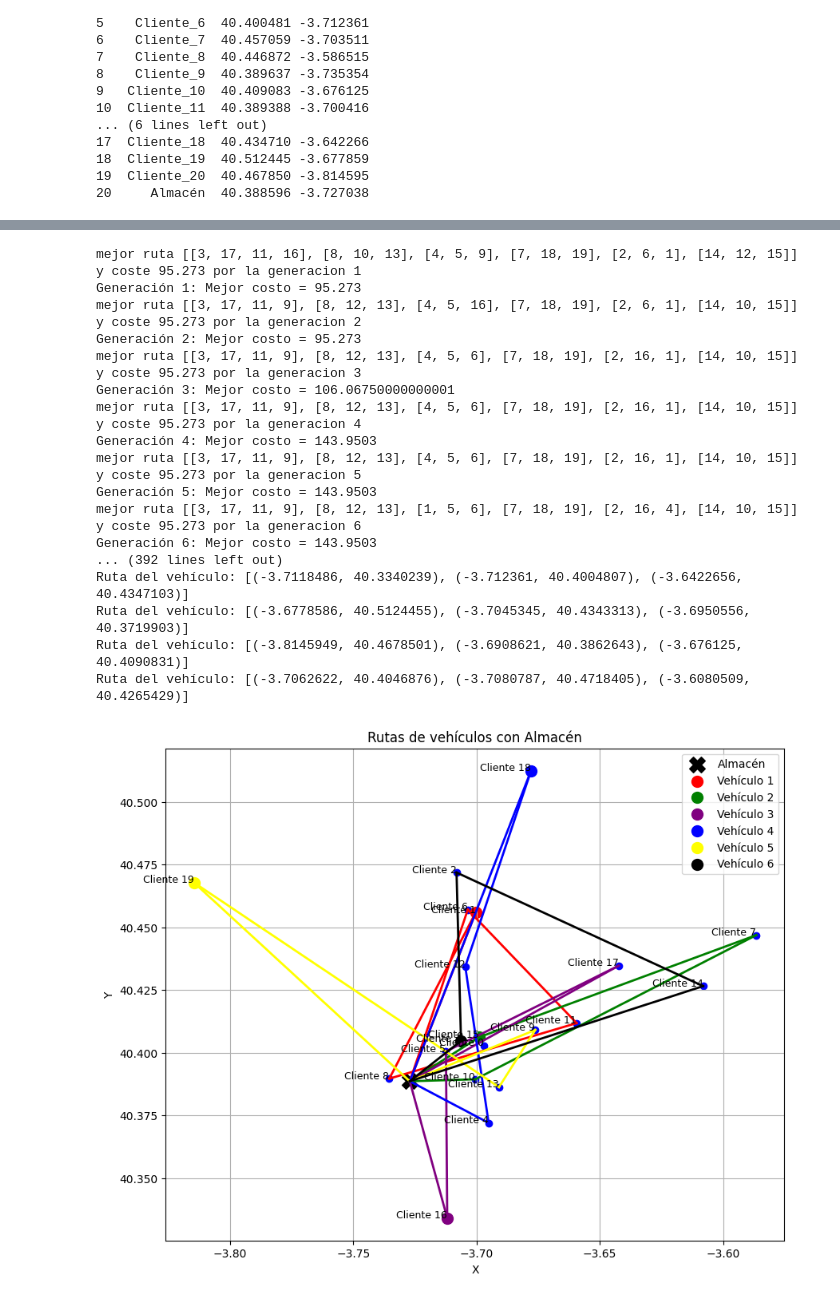
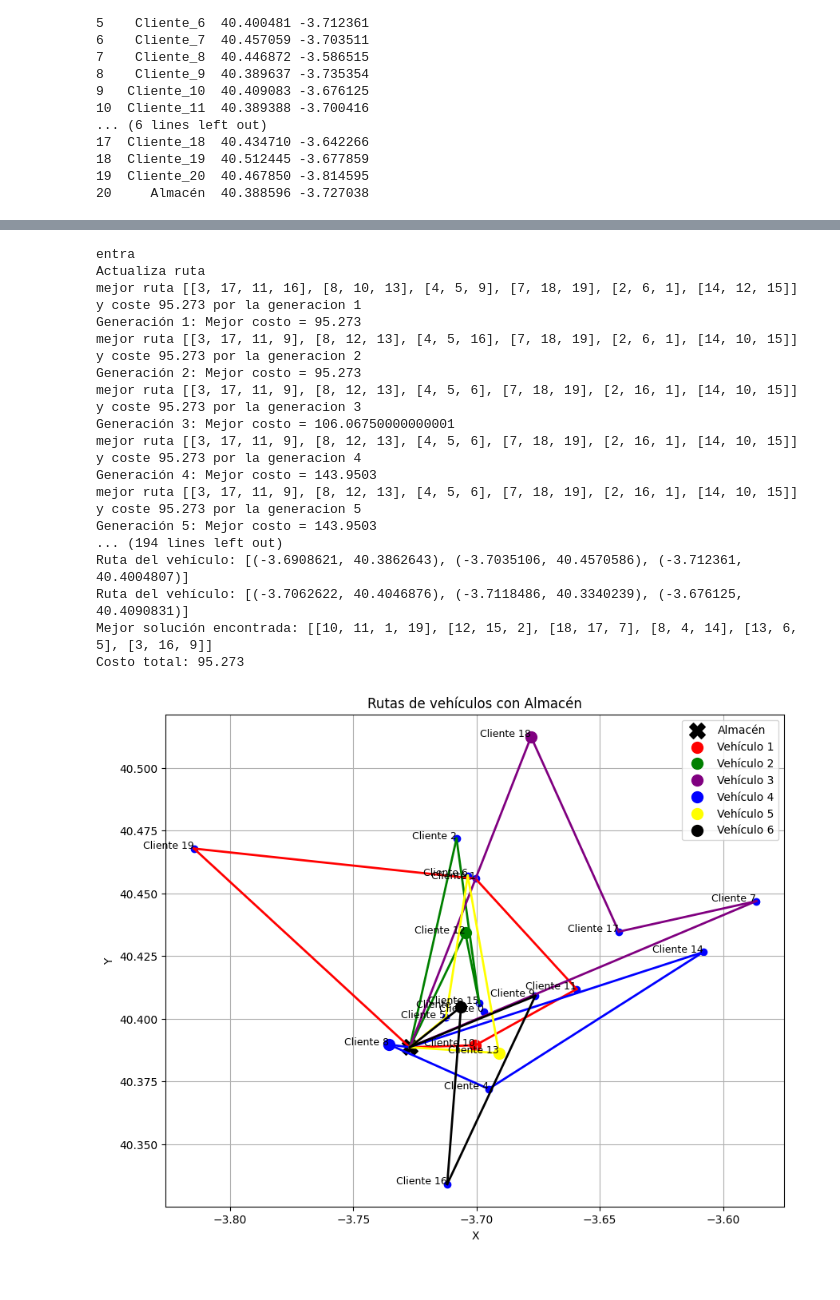
Before and after one commit to GamblerRunner/P1_MercanciasPerecederas, a Jupyter notebook: Notebooks/modelo_genetico_victor.ipynb, the cells around one changed output, grey strips where cells are left out. Saved outputs shown, nothing was run; the diff lists cells and outputs as text; code cells hidden in the pictures.

Commit message:
Comentarios y pequeño cambio
Limpieza en el notebook y añadir comentarios para Laura

```diff
--- a/Notebooks/modelo_genetico_victor.ipynb
+++ b/Notebooks/modelo_genetico_victor.ipynb
@@ -39,6 +32,0 @@ env: OMP_NUM_THREADS=4
-# %%
-clients = []
-for i, row in df_location.iterrows():
-    clients.append((row['Latitud'], row['Longitud']))
-
-clients
@@ -72,7 +39,7 @@ num_vehicles = 6        # Número de vehículos
 num_clients = 19         # Número de clientes
 max_capacity = 10       # Capacidad máxima por vehículo
 
-Almacen = (-3.7270384, 40.3885963)
+Almacen = (-3.7270384, 40.3885963)  #Localización del almacén hardcoded, tengo que cambiar esto si lo usamos
 
 client_positions = []
 for i, row in df_location.iterrows():
@@ -80,11 +47,11 @@ for i, row in df_location.iterrows():
 
 
 
-# Definir la matriz de distancias entre clientes (por ejemplo, matriz de distancias Euclidianas)
+# Definir la matriz de distancias entre clientes
 distances = df_distance_km.to_numpy()
 distances = np.delete(distances, -1,  axis=0)
 
-# Función para calcular el costo de una ruta
+# Función para calcular el coste de una ruta
 def calculate_route_cost(route):
     cost = 0
     for i in range(len(route) - 1):
@@ -175,6 +142,7 @@ def genetic_algorithm(pop_size, generations, random_state=None):
     # Inicializamos la mejor solución global
     best_solution = None
     best_cost = float('inf')
+    print("entra")
 
     for generation in range(generations):
         fitness_values = [fitness(route) for route in population]
@@ -187,6 +155,7 @@ def genetic_algorithm(pop_size, generations, random_state=None):
         if current_best_cost < best_cost:
             best_cost = current_best_cost
             best_solution = current_best_solution
+            print("Actualiza ruta")
 
         new_population = []
 
@@ -233,42 +202,44 @@ def plot_routes(solution):
             client1 = full_route[i]
             client2 = full_route[i + 1]
             plt.plot([client1[0], client2[0]], [client1[1], client2[1]], color=route_color, lw=2)
         # Dibujar la ruta del vehículo
         plt.scatter(full_route[1][0], full_route[1][1], color=route_color, marker='o', s=100, label=f'Vehículo {vehicle_idx + 1}')
 
     plt.title('Rutas de vehículos con Almacén')
     plt.xlabel('X')
     plt.ylabel('Y')
     plt.grid(True)
     plt.legend()
     plt.show()
 
 # Ejecutar el algoritmo genético
-best_solution, best_cost = genetic_algorithm(pop_size=10, generations=200, random_state=1337)
-print("Mejor solución encontrada:", best_solution)
-print("Costo total:", best_cost)
+best_solution, best_cost = genetic_algorithm(pop_size=10, generations=100, random_state=1337)
+
 
 
 for vehicle_route in best_solution:
     print("Ruta del vehículo:", [client_positions[client] for client in vehicle_route])
 
-plot_routes(best_solution)
+print("Mejor solución encontrada:", best_solution)  #No entiendo porque me cambia la variable best_solution sin cambiarme el best cost ni una vez
+print("Costo total:", best_cost)    #Si se cambia una es porque se deberia cambiar la otra pero cada vez que se ejecuta una generación se actualiza la ruta
+
+plot_routes(best_solution) #Mapita de las diferentes rutas en el mapa, el punto gordo es el primer punto al que va cada ruta
 # %% [output]
+entra
+Actualiza ruta
 mejor ruta [[3, 17, 11, 16], [8, 10, 13], [4, 5, 9], [7, 18, 19], [2, 6, 1], [14, 12, 15]] y coste 95.273 por la generacion 1
 Generación 1: Mejor costo = 95.273
 mejor ruta [[3, 17, 11, 9], [8, 12, 13], [4, 5, 16], [7, 18, 19], [2, 6, 1], [14, 10, 15]] y coste 95.273 por la generacion 2
 Generación 2: Mejor costo = 95.273
 mejor ruta [[3, 17, 11, 9], [8, 12, 13], [4, 5, 6], [7, 18, 19], [2, 16, 1], [14, 10, 15]] y coste 95.273 por la generacion 3
 Generación 3: Mejor costo = 106.06750000000001
 mejor ruta [[3, 17, 11, 9], [8, 12, 13], [4, 5, 6], [7, 18, 19], [2, 16, 1], [14, 10, 15]] y coste 95.273 por la generacion 4
 Generación 4: Mejor costo = 143.9503
 mejor ruta [[3, 17, 11, 9], [8, 12, 13], [4, 5, 6], [7, 18, 19], [2, 16, 1], [14, 10, 15]] y coste 95.273 por la generacion 5
 Generación 5: Mejor costo = 143.9503
-mejor ruta [[3, 17, 11, 9], [8, 12, 13], [1, 5, 6], [7, 18, 19], [2, 16, 4], [14, 10, 15]] y coste 95.273 por la generacion 6
-Generación 6: Mejor costo = 143.9503
-... (392 lines left out)
-Ruta del vehículo: [(-3.7118486, 40.3340239), (-3.712361, 40.4004807), (-3.6422656, 40.4347103)]
-Ruta del vehículo: [(-3.6778586, 40.5124455), (-3.7045345, 40.4343313), (-3.6950556, 40.3719903)]
-Ruta del vehículo: [(-3.8145949, 40.4678501), (-3.6908621, 40.3862643), (-3.676125, 40.4090831)]
-Ruta del vehículo: [(-3.7062622, 40.4046876), (-3.7080787, 40.4718405), (-3.6080509, 40.4265429)]
+... (194 lines left out)
+Ruta del vehículo: [(-3.6908621, 40.3862643), (-3.7035106, 40.4570586), (-3.712361, 40.4004807)]
+Ruta del vehículo: [(-3.7062622, 40.4046876), (-3.7118486, 40.3340239), (-3.676125, 40.4090831)]
+Mejor solución encontrada: [[10, 11, 1, 19], [12, 15, 2], [18, 17, 7], [8, 4, 14], [13, 6, 5], [3, 16, 9]]
+Costo total: 95.273
-[figure, old version]
+[figure, new version]
```
Also changed, not shown: parts of 4 cells of this notebook.
